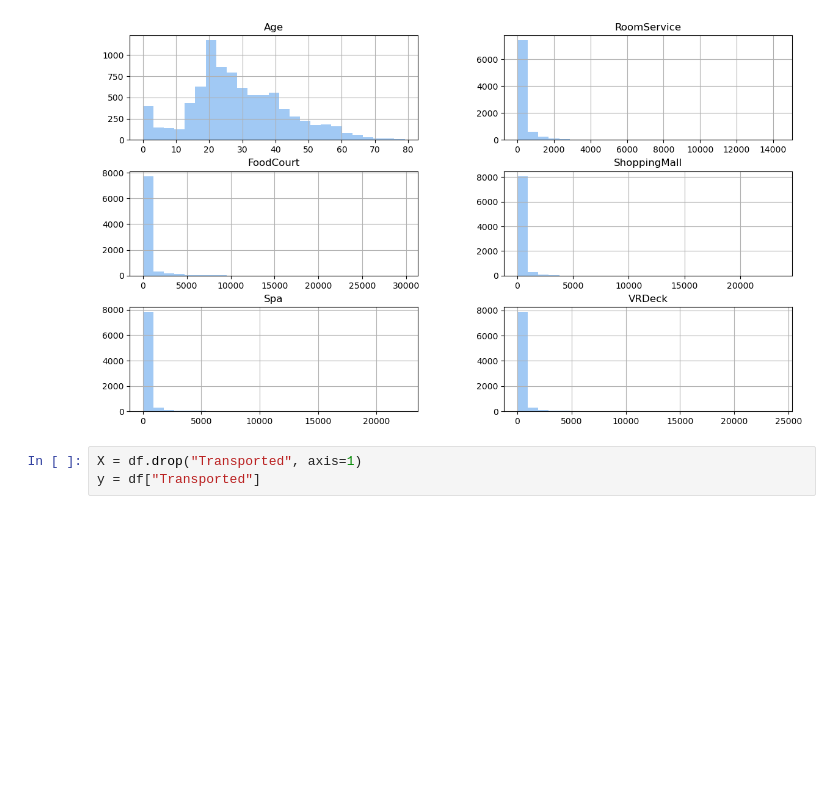
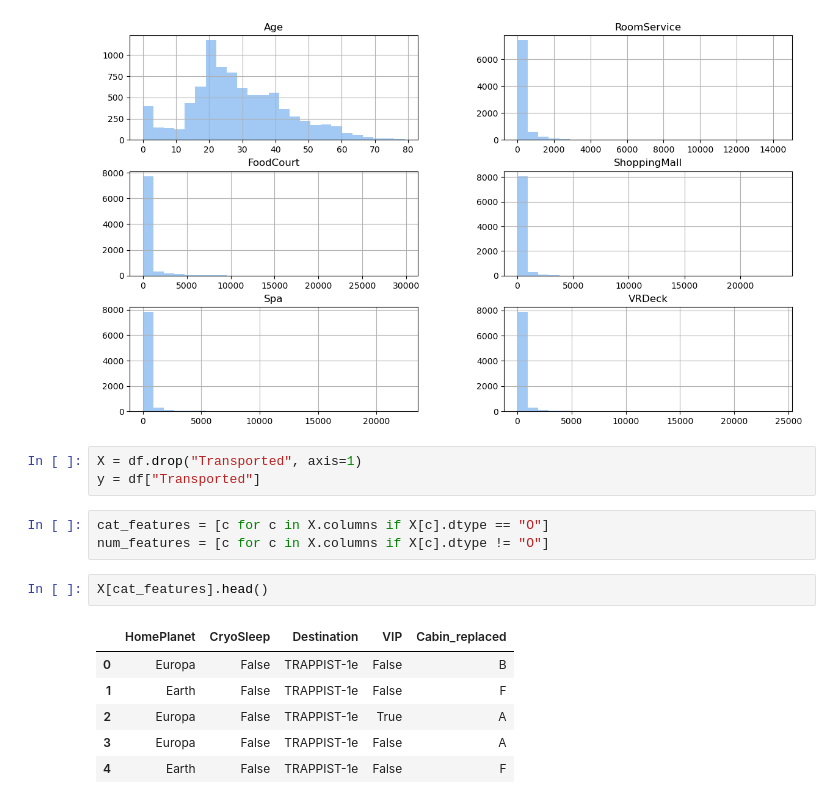
Before and after one commit to msnkr/kaggle_comps, a Jupyter notebook: Spaceship Titanic/Untitled1.ipynb, the cells around one changed output. Saved outputs shown, nothing was run; the diff lists cells and outputs as text; blank space fills up the shorter version.

```diff
--- a/Spaceship Titanic/Untitled1.ipynb
+++ b/Spaceship Titanic/Untitled1.ipynb
@@ -67,3 +71,15 @@ df[missing_labels].hist(bins=25, figsize=(14, 8));
 # %%
 X = df.drop("Transported", axis=1)
 y = df["Transported"]
+# %%
+cat_features = [c for c in X.columns if X[c].dtype == "O"]
+num_features = [c for c in X.columns if X[c].dtype != "O"]
+# %%
+X[cat_features].head()
+# %% [output]
+|  | HomePlanet | CryoSleep | Destination | VIP | Cabin_replaced |
+| 0 | Europa | False | TRAPPIST-1e | False | B |
+| 1 | Earth | False | TRAPPIST-1e | False | F |
+| 2 | Europa | False | TRAPPIST-1e | True | A |
+| 3 | Europa | False | TRAPPIST-1e | False | A |
+| 4 | Earth | False | TRAPPIST-1e | False | F |
```
Also changed, not shown: parts of 5 cells of this notebook.
